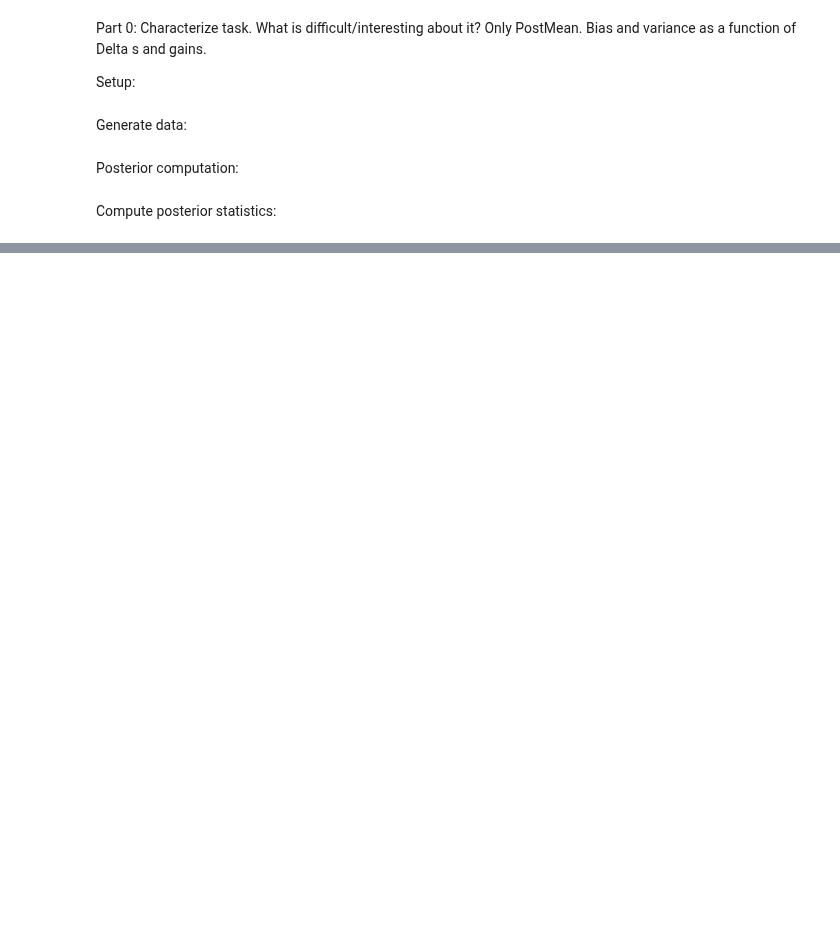
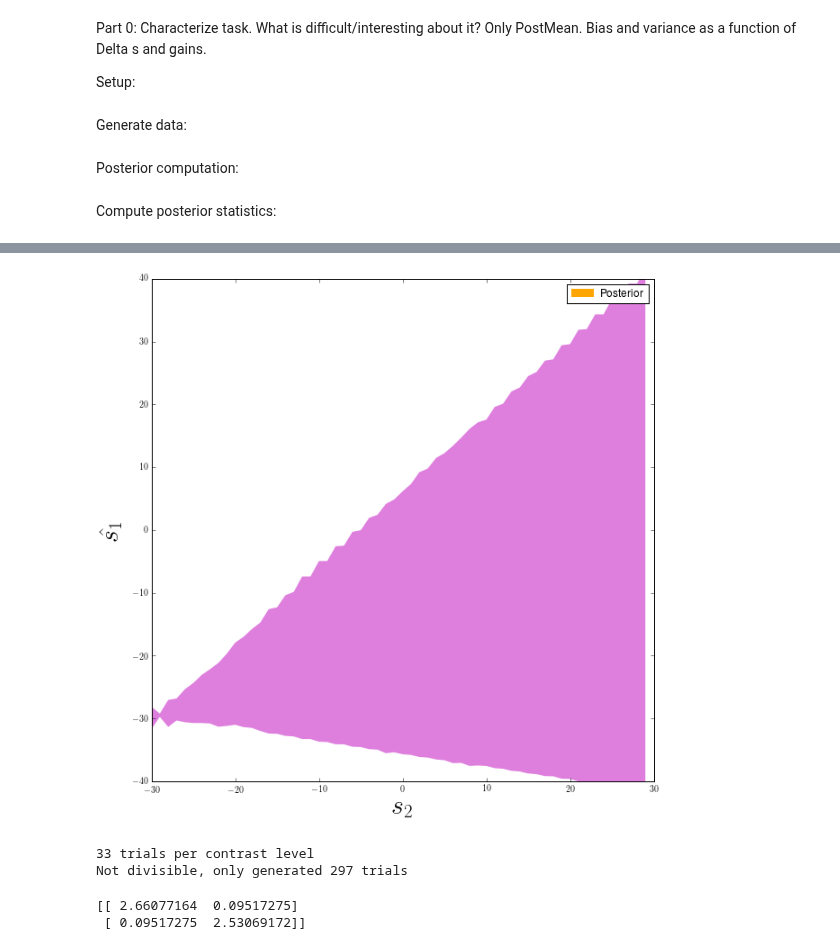
Before and after one commit to NYUMaLab/Divisive_Normalization_Project, a Jupyter notebook: Code/Demixing/Demixing Minicon Plots and Code Part 0.ipynb, the cells around one changed output, grey strips where cells are left out. Drawn from its saved outputs; the diff is of its cells as text; code cells hidden in the pictures; blank space fills up the shorter version.

```diff
--- a/Code/Demixing/Demixing Minicon Plots and Code Part 0.ipynb
+++ b/Code/Demixing/Demixing Minicon Plots and Code Part 0.ipynb
@@ -243,15 +243,19 @@ for i in xrange(len(r_max_arr)):
                   'var_s1': np.zeros((num_deltas, discrete_c**2)),
                   'var_s2': np.zeros((num_deltas, discrete_c**2)),
                   'cov': np.zeros((num_deltas, discrete_c**2)),
-                  'corr': np.zeros((num_deltas, discrete_c**2))}
+                  'corr': np.zeros((num_deltas, discrete_c**2)),
+                  'posts': {}
+                 }
 
     for delta_s in range(num_deltas):
         test_data = generate_testset(ndata, stim_0=s1, stim_1=s1+delta_s, discrete_c=discrete_c, low=.3, high=.7, r_max=r_max_arr[i])
         r, _, _ = test_data
         posts = get_posteriors(r, post_func)
         post_means = np.array((posts['mean_s1'], posts['mean_s2']))
+        post_stats['posts'][delta_s] = posts
         for c in range(discrete_c**2):
             post_means_c = post_means.T[(ndata_per_c*c):(ndata_per_c*(c+1))]
+            post_means_c = post_means_c.T
             stats = get_statistics(s1, s1 + delta_s, post_means_c)
 
             post_stats['mean_s1'][delta_s][c] = stats['mean_s1']
@@ -267,3 +274,6 @@ for i in xrange(len(r_max_arr)):
 pkl_file = open('stats.pkl', 'wb')
 pickle.dump(all_stats, pkl_file)
 pkl_file.close()
+# %%
+pkl_file = open('stats.pkl', 'rb')
+all_stats = pickle.load(pkl_file)
@@ -269,0 +301,25 @@ pkl_file.close()
+# %%
+%matplotlib inline
+#for r in len(all_stats):
+s = range(-30, 30)
+neg_sd = np.mean(all_stats[8]['mean_s1'], axis=1) - np.sqrt(np.mean(all_stats[8]['var_s1'], axis=1))
+pos_sd = np.mean(all_stats[8]['mean_s1'], axis=1) + np.sqrt(np.mean(all_stats[8]['var_s1'], axis=1))
+plt.rc('text', usetex=True)
+plt.figure(figsize=(10,10))
+plt.fill_between(s, pos_sd, neg_sd, facecolor='m', alpha=0.5, edgecolor="None", label="Posterior")
+plt.ylim([-40,40])
+plt.xlabel(r'$s_2$',fontsize=30)
+plt.ylabel(r'\hat{s_1}',fontsize=30)
+patch = mpatches.Patch(color='orange', label='Posterior')
+plt.legend(handles=[patch])
+plt.show()
+# %% [output]
+[figure, added]
+# %%
+post_func = posterior_setup(low=.3, high=.7, discrete_c=3, num_s=60, r_max=10)
+test_data = generate_testset(300, stim_0=-30, stim_1=30, discrete_c=3, low=.3, high=.7, r_max=10)
+r, _, _ = test_data
+posts = get_posteriors(r, post_func)
+# %% [output]
+33 trials per contrast level
+Not divisible, only generated 297 trials
@@ -269,0 +328,6 @@ pkl_file.close()
+# %%
+covmat = np.cov(post_means)
+print covmat
+# %% [output]
+[[ 2.66077164  0.09517275]
+ [ 0.09517275  2.53069172]]
```
Also changed, not shown: parts of 4 cells of this notebook, 1 other file.
